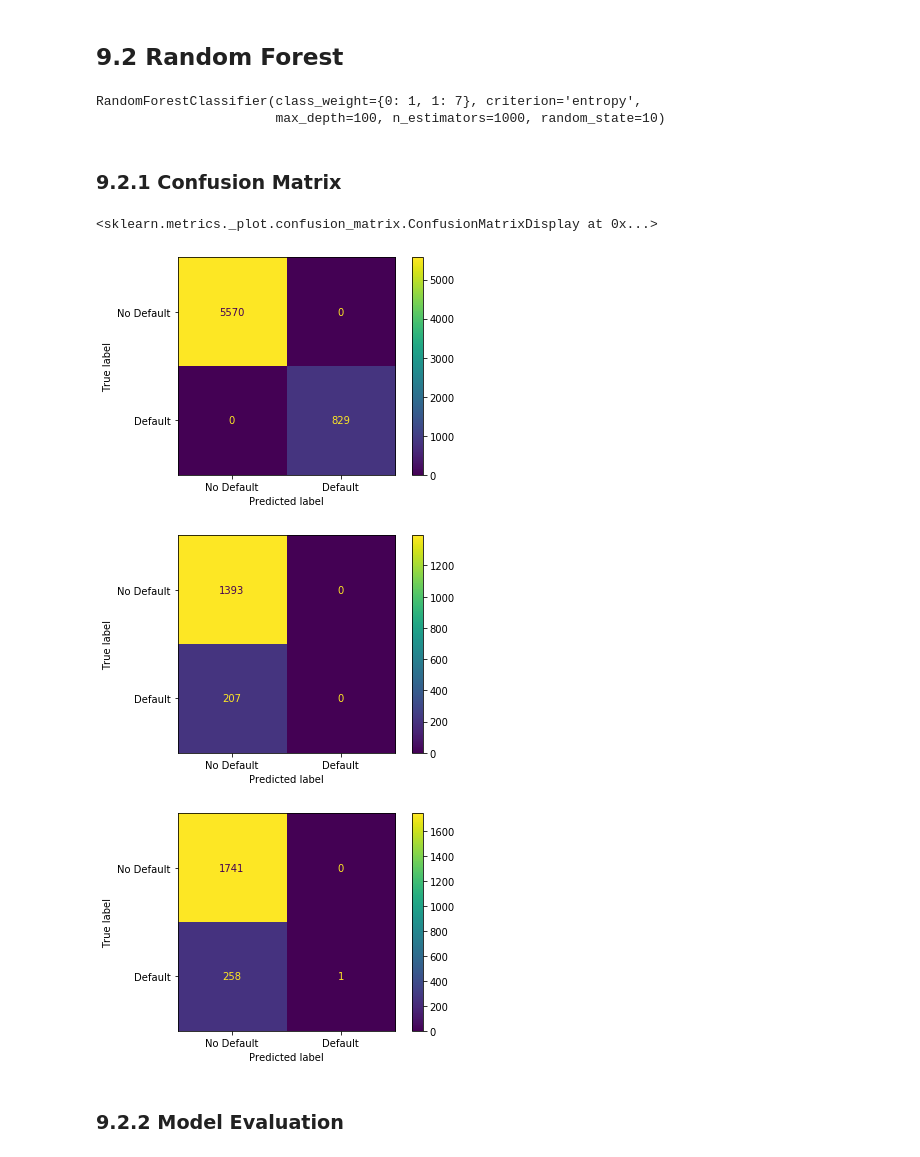
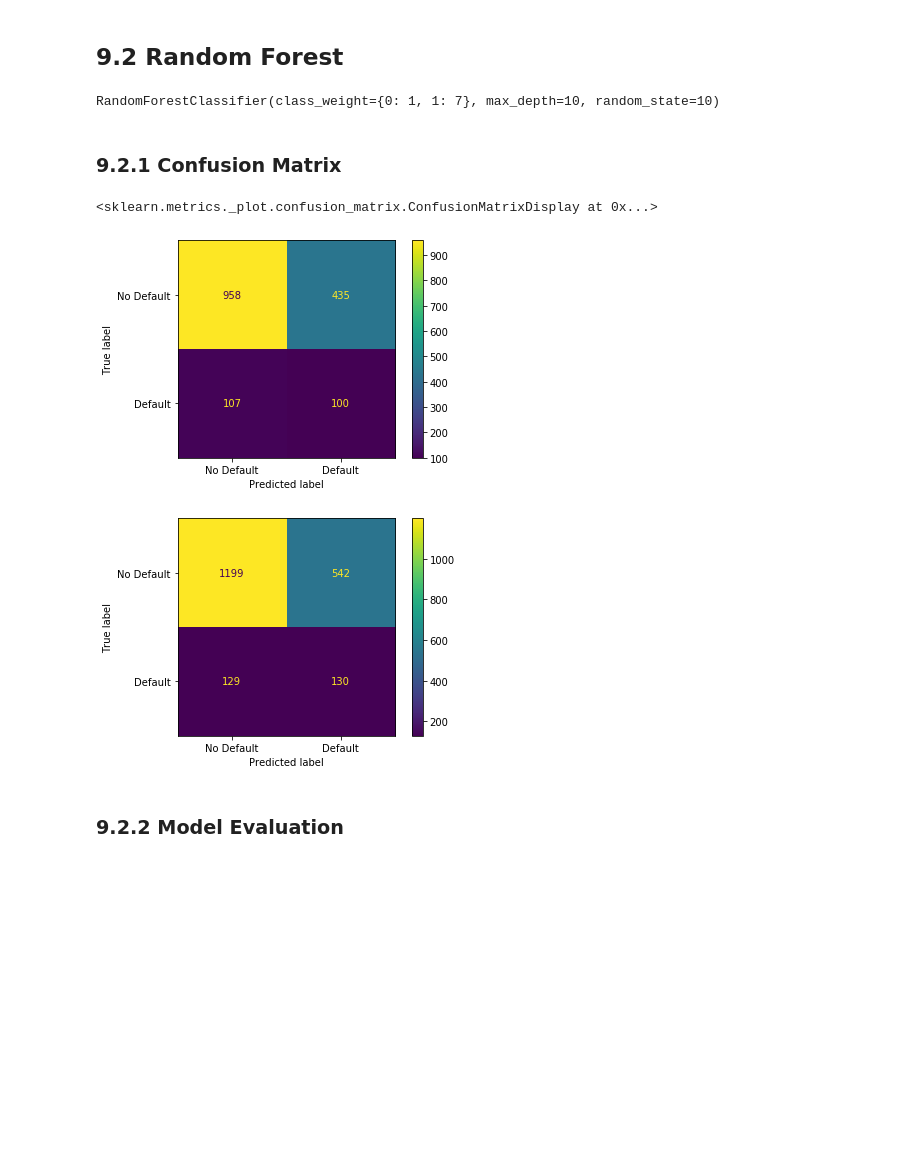
Before and after one commit to NikhilSawal/data_science_case_studies, a Jupyter notebook: datarobot/solution.ipynb, the cells around one changed output. Drawn from its saved outputs; the diff is of its cells as text; code cells hidden in the pictures; blank space fills up the shorter version.

Commit message:
Adds random forest

```diff
--- a/datarobot/solution.ipynb
+++ b/datarobot/solution.ipynb
@@ -415,44 +415,35 @@ Specificity:  0.6444572085008615
 # %%
 from sklearn.ensemble import RandomForestClassifier
 
-rfc = RandomForestClassifier(n_estimators=1000,
-                             criterion='entropy',
+rfc = RandomForestClassifier(n_estimators=100,
+                             criterion='gini',
                              class_weight={0:1,1:7},
-                             max_depth=100,
+                             max_depth=10,
                              random_state=10)
 
 rfc.fit(X_train, y_train)
 # %% [output]
-RandomForestClassifier(class_weight={0: 1, 1: 7}, criterion='entropy',
-                       max_depth=100, n_estimators=1000, random_state=10)
+RandomForestClassifier(class_weight={0: 1, 1: 7}, max_depth=10, random_state=10)
 # %% [markdown]
 ### 9.2.1 Confusion Matrix
 # %%
-plot_confusion_matrix(rfc,
-                      X_train,
-                      y_train,
-                      values_format='d',
-                      display_labels=["No Default",
-                                      "Default"])
-
 plot_confusion_matrix(rfc,
                       X_val,
                       y_val,
                       values_format='d',
                       display_labels=["No Default",
                                       "Default"])
 
 plot_confusion_matrix(rfc,
                       X_test,
                       y_test,
                       values_format='d',
                       display_labels=["No Default",
                                       "Default"])
 # %% [output]
 <sklearn.metrics._plot.confusion_matrix.ConfusionMatrixDisplay at 0x...>
-[figure, old version]
+[figure, new version]
-[figure, old version]
+[figure, new version]
-[figure, removed]
 # %% [markdown]
 ### 9.2.2 Model Evaluation
 # %%
```
Also changed, not shown: parts of 1 cell of this notebook, 1 other file.
